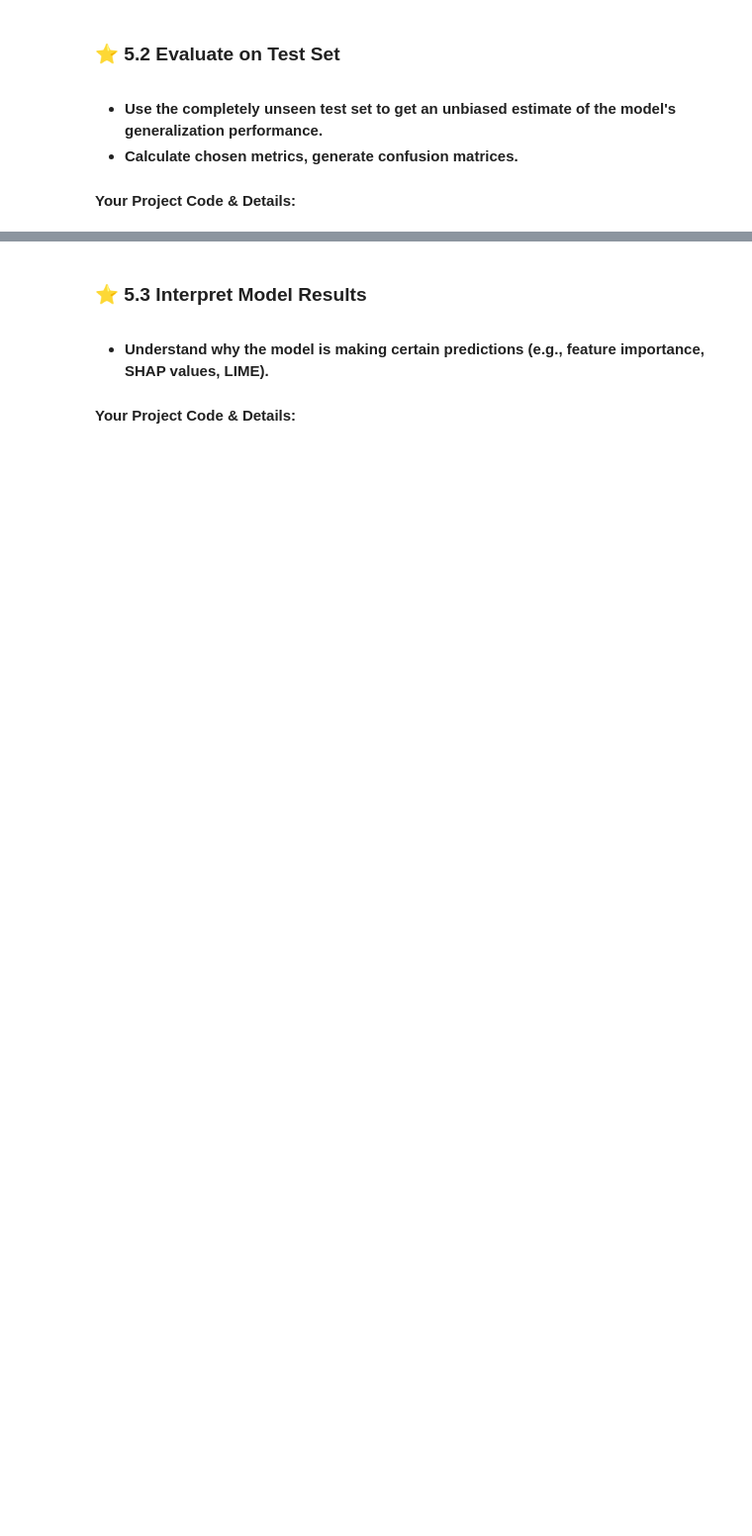
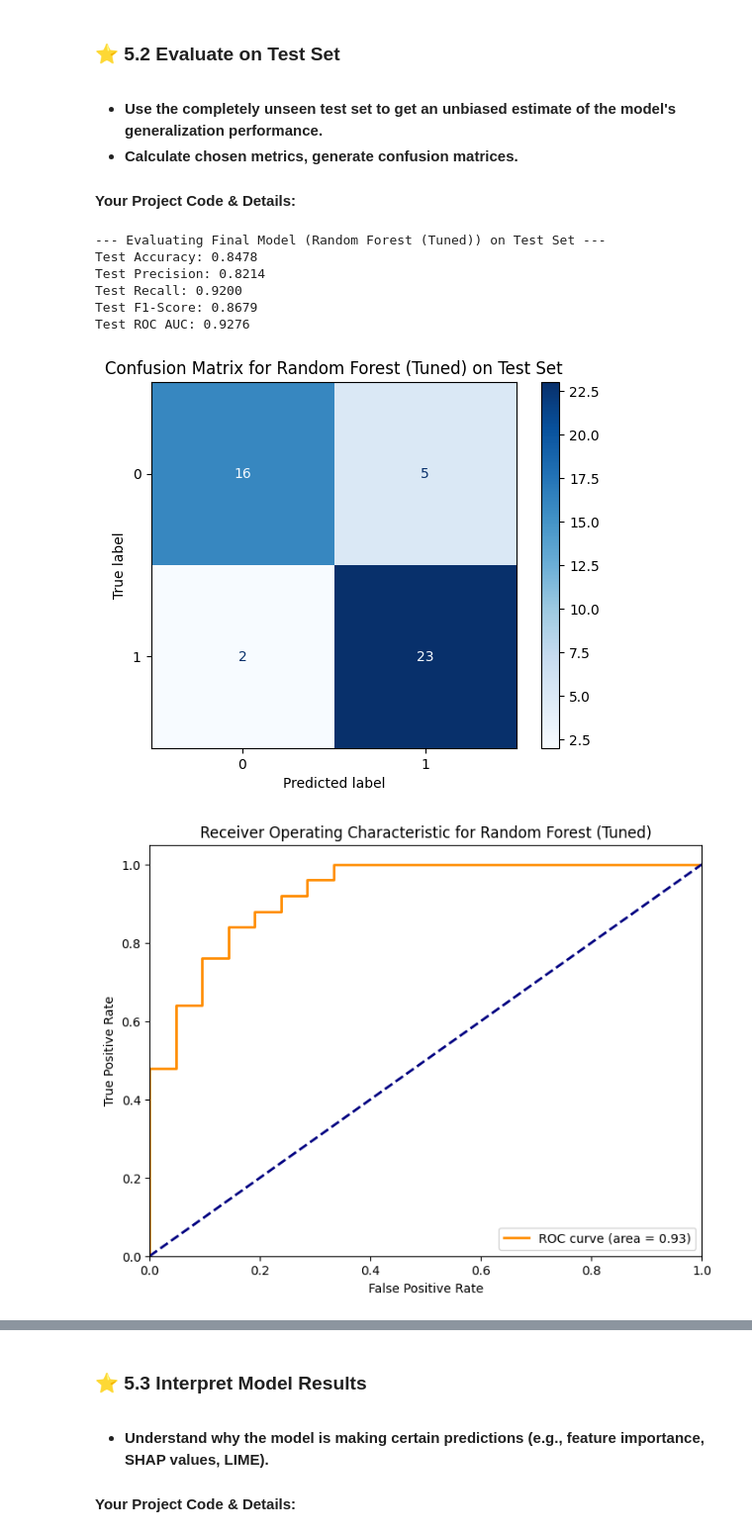
Before and after one commit to clarsendartois/Smart-Engineer-AI, a Jupyter notebook: Machine Learning/Projects/Heart Disease Prediction/heart_disease_prediction.ipynb, the cells around one changed output, grey strips where cells are left out. Shown at 99% size. Saved outputs shown, nothing was run; the diff lists cells and outputs as text; code cells hidden in the pictures; blank space fills up the shorter version.

```diff
--- a/Machine Learning/Projects/Heart Disease Prediction/heart_disease_prediction.ipynb
+++ b/Machine Learning/Projects/Heart Disease Prediction/heart_disease_prediction.ipynb
@@ -661,11 +835,14 @@ trained_models['Random Forest (Tuned)'] = grid_search_rf.best_estimator_
 
 #### **Your Project Code & Details:**
 # %%
-# Evaluate all trained models on the validation set
+# Evaluate all trained models (including tuned versions) on the validation set
 results = {}
 for name, model in trained_models.items():
+    if "Tuned" not in name: # Evaluate base models and then tuned ones explicitly if needed
+        continue
+
     y_pred_val = model.predict(X_val)
-    y_prob_val = model.predict_proba(X_val)[:, 1] # Probability for the positive class
+    y_prob_val = model.predict_proba(X_val)[:, 1] # Probability for the positive class (heart disease)
 
     accuracy = accuracy_score(y_val, y_pred_val)
     precision = precision_score(y_val, y_pred_val)
@@ -690,9 +867,14 @@ for name, model in trained_models.items():
 # Convert results to a DataFrame for easy comparison
 results_df = pd.DataFrame(results).T
 print("\nModel Performance on Validation Set:")
-print(results_df)
+print(results_df.sort_values(by='ROC AUC', ascending=False))
 
 # Based on validation set, choose the best model for final evaluation
-best_model_name_val = results_df['ROC AUC'].idxmax() # Or another metric based on your goal
+# Prioritizing Recall and then ROC AUC
+best_model_name_val = results_df['Recall'].idxmax() # Start with Recall
+# If multiple models have similar recall, use ROC AUC as tie-breaker
+# if results_df.loc[best_model_name_val, 'Recall'] == results_df['Recall'].max():
+#     best_model_name_val = results_df.loc[results_df['Recall'] == results_df['Recall'].max()]['ROC AUC'].idxmax()
+
 final_model = trained_models[best_model_name_val]
-print(f"\nBest model based on validation ROC AUC: {best_model_name_val}")
+print(f"\nBest model based on validation metrics (prioritizing Recall): {best_model_name_val}")
@@ -711,43 +921,68 @@ print(f"\nBest model based on validation ROC AUC: {best_model_name_val}")
 
 #### **Your Project Code & Details:**
 # %%
-from sklearn.metrics import confusion_matrix, ConfusionMatrixDisplay
+from sklearn.metrics import confusion_matrix, ConfusionMatrixDisplay, roc_curve, auc
 
 print(f"\n--- Evaluating Final Model ({best_model_name_val}) on Test Set ---")
 
 y_pred_test = final_model.predict(X_test)
-y_prob_test = final_model.predict_proba(X_test)[:, 1]
+y_prob_test = final_model.predict_proba(X_test)[:, 1] # Probability for the positive class
 
 test_accuracy = accuracy_score(y_test, y_pred_test)
 test_precision = precision_score(y_test, y_pred_test)
 test_recall = recall_score(y_test, y_pred_test)
 test_f1 = f1_score(y_test, y_pred_test)
 test_roc_auc = roc_auc_score(y_test, y_prob_test)
 
 print(f"Test Accuracy: {test_accuracy:.4f}")
 print(f"Test Precision: {test_precision:.4f}")
 print(f"Test Recall: {test_recall:.4f}")
 print(f"Test F1-Score: {test_f1:.4f}")
 print(f"Test ROC AUC: {test_roc_auc:.4f}")
 
 # Confusion Matrix
 cm = confusion_matrix(y_test, y_pred_test)
 disp = ConfusionMatrixDisplay(confusion_matrix=cm, display_labels=final_model.classes_)
 disp.plot(cmap=plt.cm.Blues)
 plt.title(f'Confusion Matrix for {best_model_name_val} on Test Set')
 plt.show()
 
 # ROC Curve
-from sklearn.metrics import roc_curve
 fpr, tpr, thresholds = roc_curve(y_test, y_prob_test)
+roc_auc_val = auc(fpr, tpr)
 plt.figure(figsize=(8, 6))
-plt.plot(fpr, tpr, color='darkorange', lw=2, label=f'ROC curve (area = {test_roc_auc:.2f})')
+plt.plot(fpr, tpr, color='darkorange', lw=2, label=f'ROC curve (area = {roc_auc_val:.2f})')
 plt.plot([0, 1], [0, 1], color='navy', lw=2, linestyle='--')
 plt.xlim([0.0, 1.0])
 plt.ylim([0.0, 1.05])
 plt.xlabel('False Positive Rate')
 plt.ylabel('True Positive Rate')
 plt.title(f'Receiver Operating Characteristic for {best_model_name_val}')
 plt.legend(loc="lower right")
 plt.show()
+
+# You might also want to adjust the classification threshold if Recall is prioritized over Precision
+# from sklearn.metrics import precision_recall_curve
+# precisions, recalls, thresholds = precision_recall_curve(y_test, y_prob_test)
+# plt.figure(figsize=(8, 6))
+# plt.plot(thresholds, precisions[:-1], label='Precision')
+# plt.plot(thresholds, recalls[:-1], label='Recall')
+# plt.xlabel('Threshold')
+# plt.ylabel('Score')
+# plt.title('Precision-Recall Curve vs. Threshold')
+# plt.legend()
+# plt.show()
+# # Find a threshold that maximizes recall while maintaining a certain precision
+# optimal_threshold_idx = (recalls >= 0.80).nonzero()[0][0] # Find threshold where recall is >= 0.80
+# optimal_threshold = thresholds[optimal_threshold_idx]
+# print(f"Optimal threshold for Recall >= 0.80: {optimal_threshold:.4f}")
+# %% [output]
+--- Evaluating Final Model (Random Forest (Tuned)) on Test Set ---
+Test Accuracy: 0.8478
+Test Precision: 0.8214
+Test Recall: 0.9200
+Test F1-Score: 0.8679
+Test ROC AUC: 0.9276
+[figure, added]
+[figure, added]
 # %% [markdown]
```
Also changed, not shown: parts of 18 cells of this notebook.
